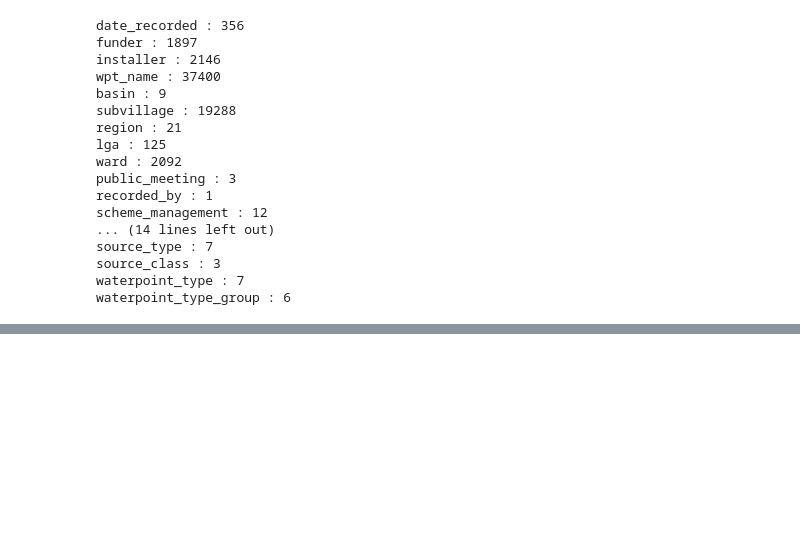
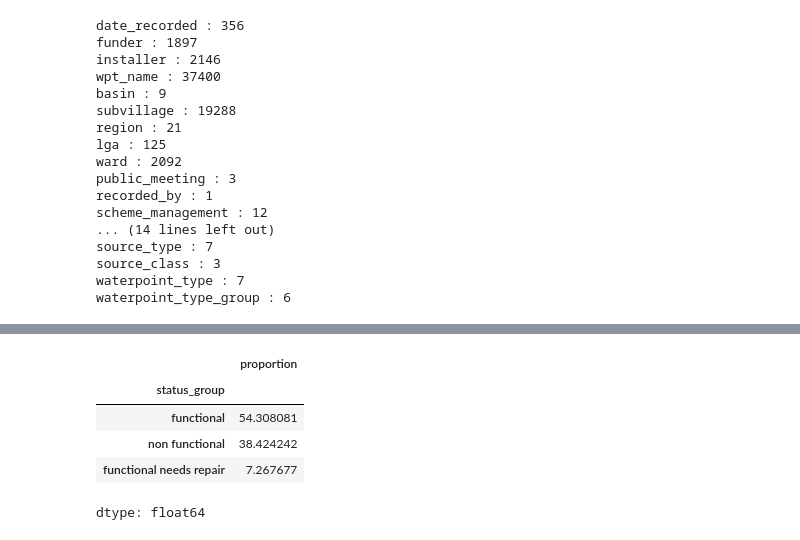
Before and after one commit to OrionXV/AI7101-Project, a Jupyter notebook: AI7101GroupProject.ipynb, the cells around one changed output, grey strips where cells are left out. Cells and saved outputs as stored; diff of their text form; code cells hidden in the pictures; blank space fills up the shorter version.

```diff
--- a/AI7101GroupProject.ipynb
+++ b/AI7101GroupProject.ipynb
@@ -96,0 +119,9 @@ waterpoint_type_group : 6
+# %%
+train_targets['status_group'].value_counts(normalize=True) * 100
+# %% [output]
+|  | proportion |
+| status_group |  |
+| functional | 54.308081 |
+| non functional | 38.424242 |
+| functional needs repair | 7.267677 |
+dtype: float64
```
Also changed, not shown: parts of 5 cells of this notebook.
